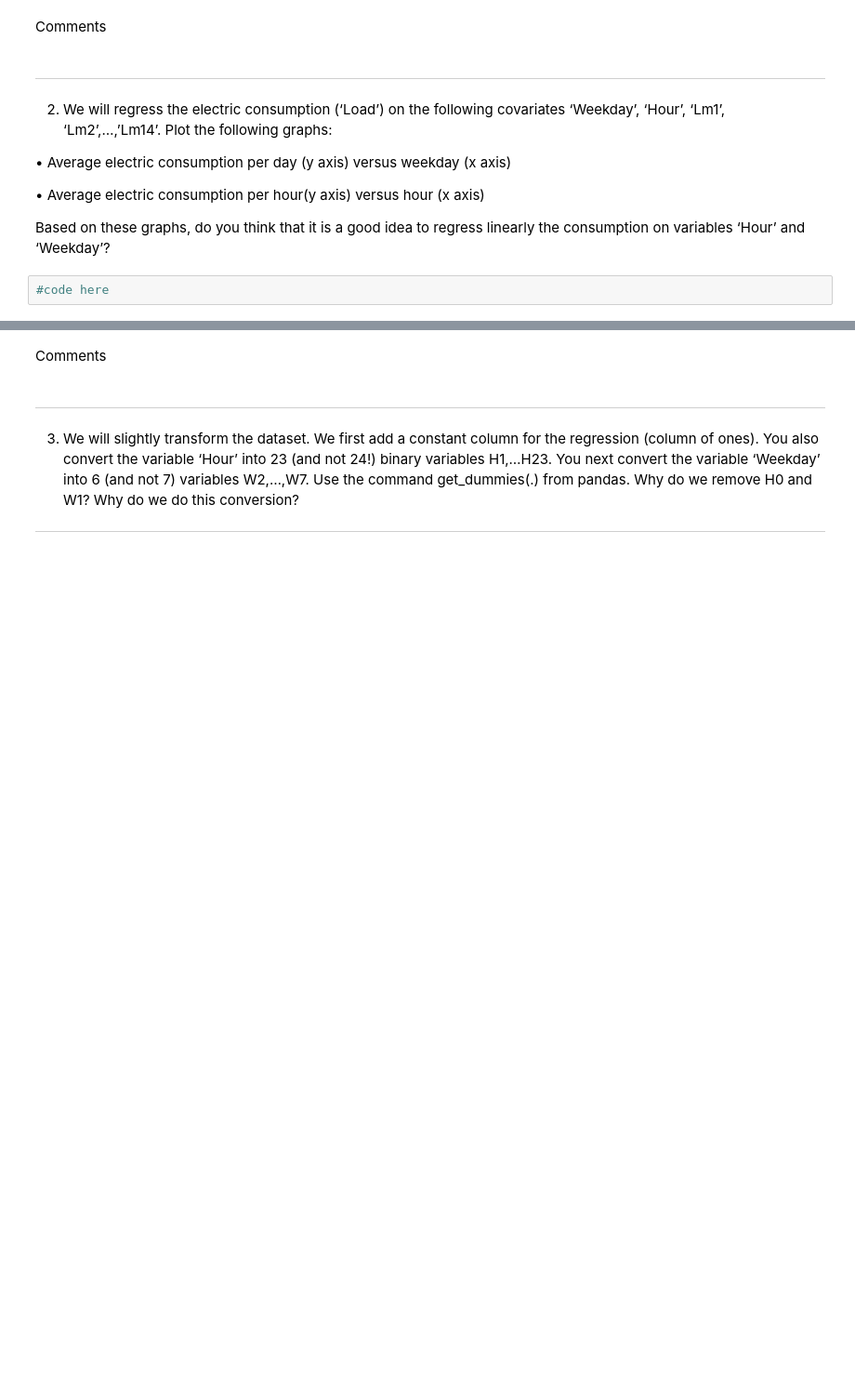
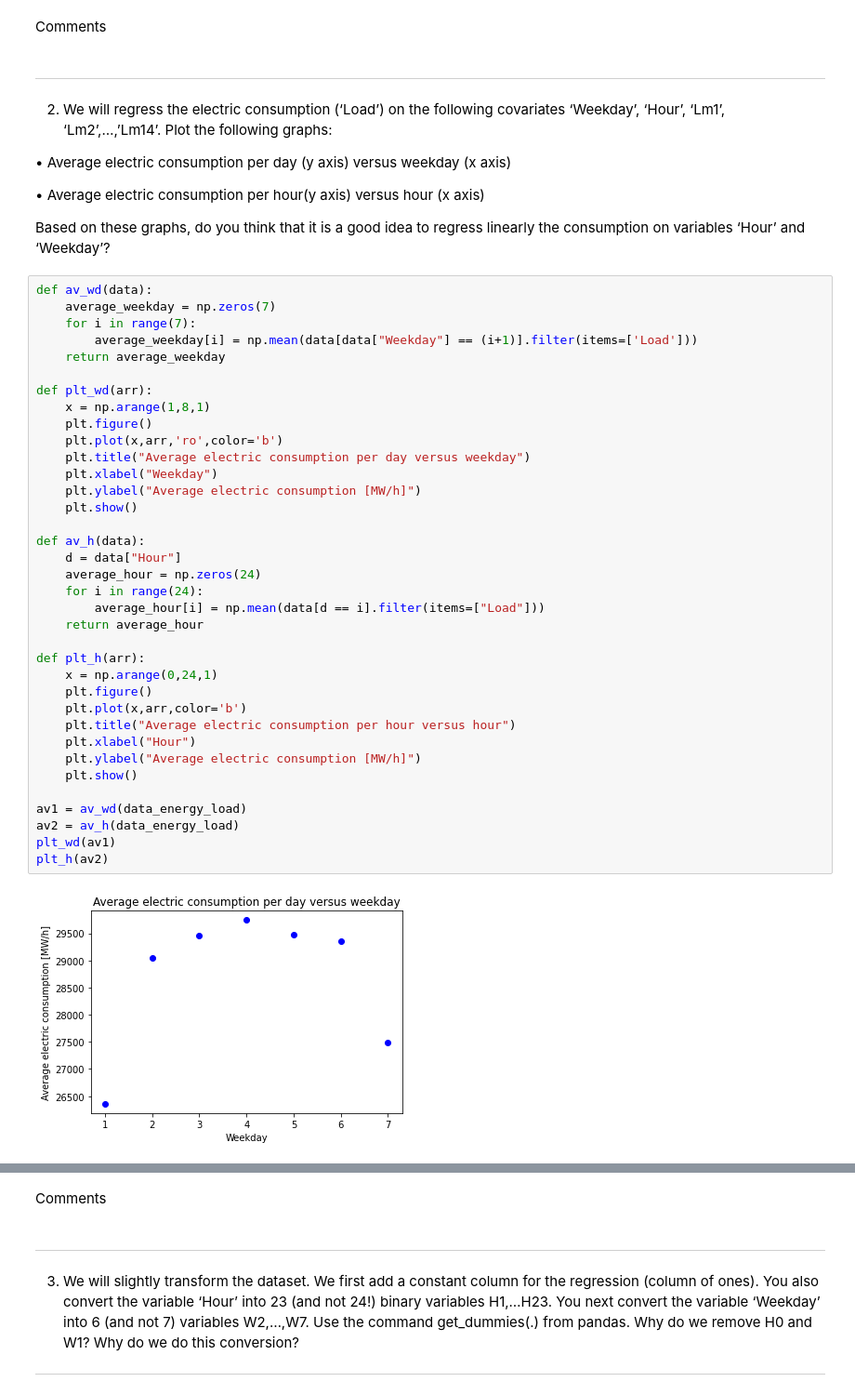
Before and after one commit to MxDx/Hackatons_2, a Jupyter notebook: hackathon2_without_code.ipynb, the cells around one changed output, grey strips where cells are left out. Shown at 93% size. Saved outputs shown, nothing was run; the diff lists cells and outputs as text; blank space fills up the shorter version.

```diff
--- a/hackathon2_without_code.ipynb
+++ b/hackathon2_without_code.ipynb
@@ -136,5 +136,41 @@ Comments
 •	Average electric consumption per hour(y axis) versus hour (x axis)
 
 Based on these graphs, do you think that it is a good idea to regress linearly the consumption on variables ‘Hour’ and ‘Weekday’?
-# %%
-#code here
+# %%
+def av_wd(data):
+    average_weekday = np.zeros(7)
+    for i in range(7):
+        average_weekday[i] = np.mean(data[data["Weekday"] == (i+1)].filter(items=['Load']))
+    return average_weekday
+
+def plt_wd(arr):
+    x = np.arange(1,8,1)
+    plt.figure()
+    plt.plot(x,arr,'ro',color='b')
+    plt.title("Average electric consumption per day versus weekday")
+    plt.xlabel("Weekday")
+    plt.ylabel("Average electric consumption [MW/h]")
+    plt.show()
+
+def av_h(data):
+    d = data["Hour"]
+    average_hour = np.zeros(24)
+    for i in range(24):
+        average_hour[i] = np.mean(data[d == i].filter(items=["Load"]))
+    return average_hour
+
+def plt_h(arr):
+    x = np.arange(0,24,1)
+    plt.figure()
+    plt.plot(x,arr,color='b')
+    plt.title("Average electric consumption per hour versus hour")
+    plt.xlabel("Hour")
+    plt.ylabel("Average electric consumption [MW/h]")
+    plt.show()
+
+av1 = av_wd(data_energy_load)
+av2 = av_h(data_energy_load)
+plt_wd(av1)
+plt_h(av2)
+# %% [output]
+[figure, added]
```
Also changed, not shown: parts of 2 cells of this notebook.
